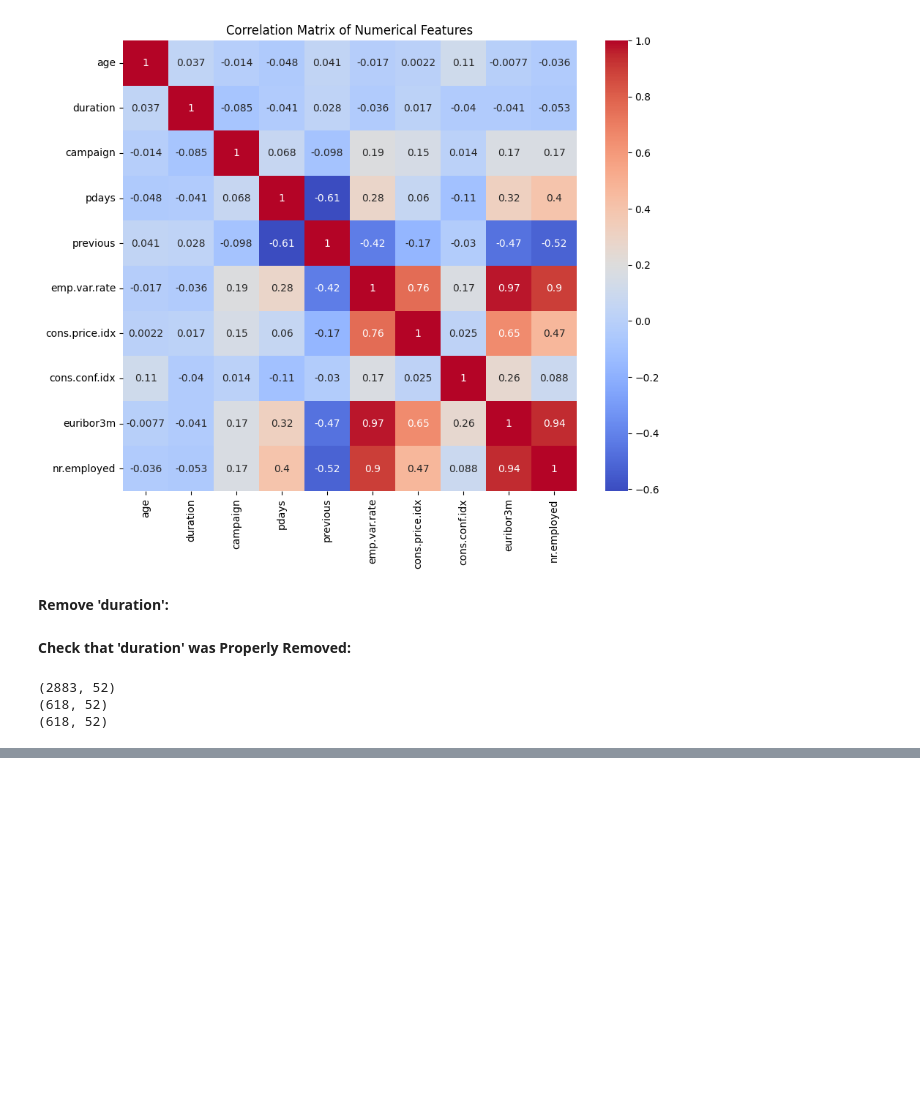
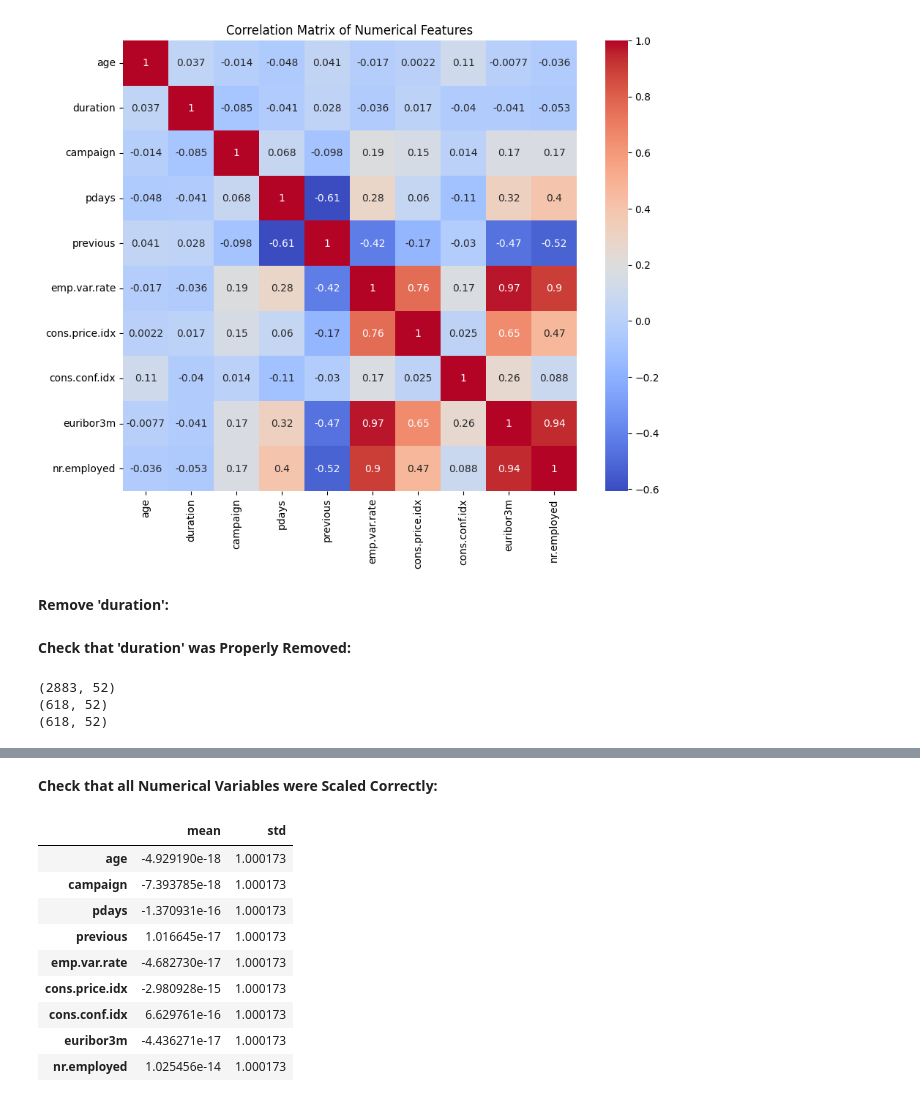
Before and after one commit to xanman04/ML-fundamentals-2026, a Jupyter notebook: assignment_1_Xander_Chen.ipynb, the cells around one changed output, grey strips where cells are left out. Drawn from its saved outputs; the diff is of its cells as text; code cells hidden in the pictures; blank space fills up the shorter version.

```diff
--- a/assignment_1_Xander_Chen.ipynb
+++ b/assignment_1_Xander_Chen.ipynb
@@ -635,0 +681,19 @@ print(x_test_final.shape)
+# %%
+x_train_final[numerical_features] = scaler.transform(x_train_final[numerical_features])
+x_val_final[numerical_features] = scaler.transform(x_val_final[numerical_features])
+x_test_final[numerical_features] = scaler.transform(x_test_final[numerical_features])
+# %% [markdown]
+**Check that all Numerical Variables were Scaled Correctly:**
+# %%
+x_train_final[numerical_features].agg(["mean", "std"]).T
+# %% [output]
+|  | mean | std |
+| age | -4.929190e-18 | 1.000173 |
+| campaign | -7.393785e-18 | 1.000173 |
+| pdays | -1.370931e-16 | 1.000173 |
+| previous | 1.016645e-17 | 1.000173 |
+| emp.var.rate | -4.682730e-17 | 1.000173 |
+| cons.price.idx | -2.980928e-15 | 1.000173 |
+| cons.conf.idx | 6.629761e-16 | 1.000173 |
+| euribor3m | -4.436271e-17 | 1.000173 |
+| nr.employed | 1.025456e-14 | 1.000173 |
```
Also changed, not shown: parts of 23 cells of this notebook.
